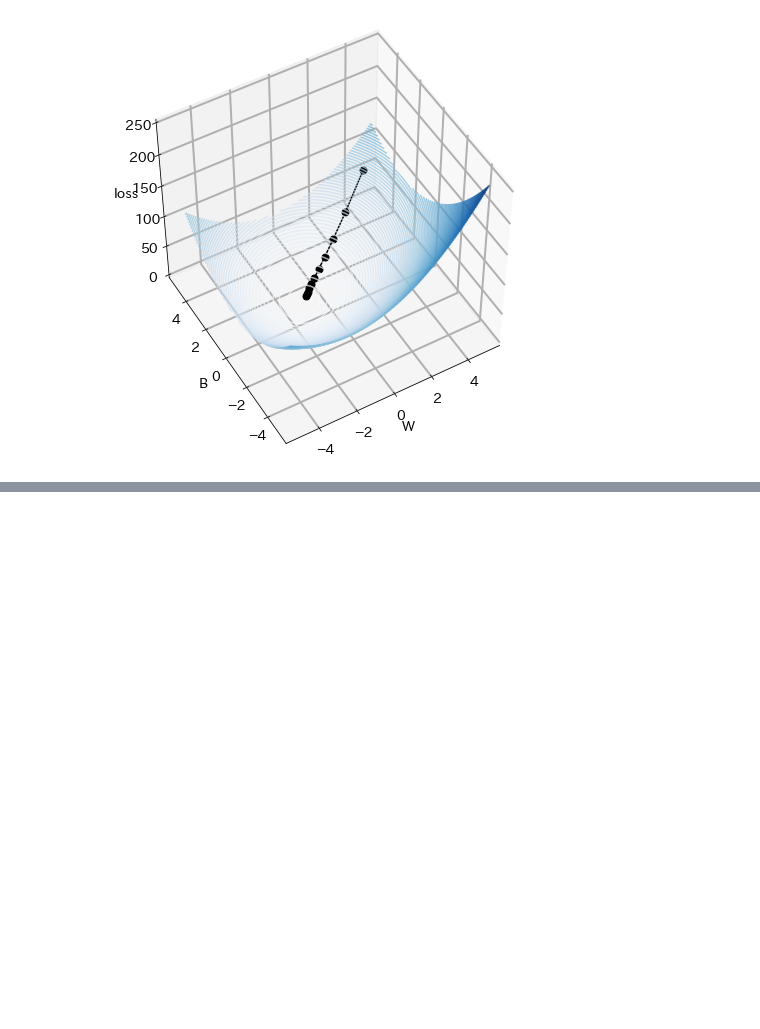
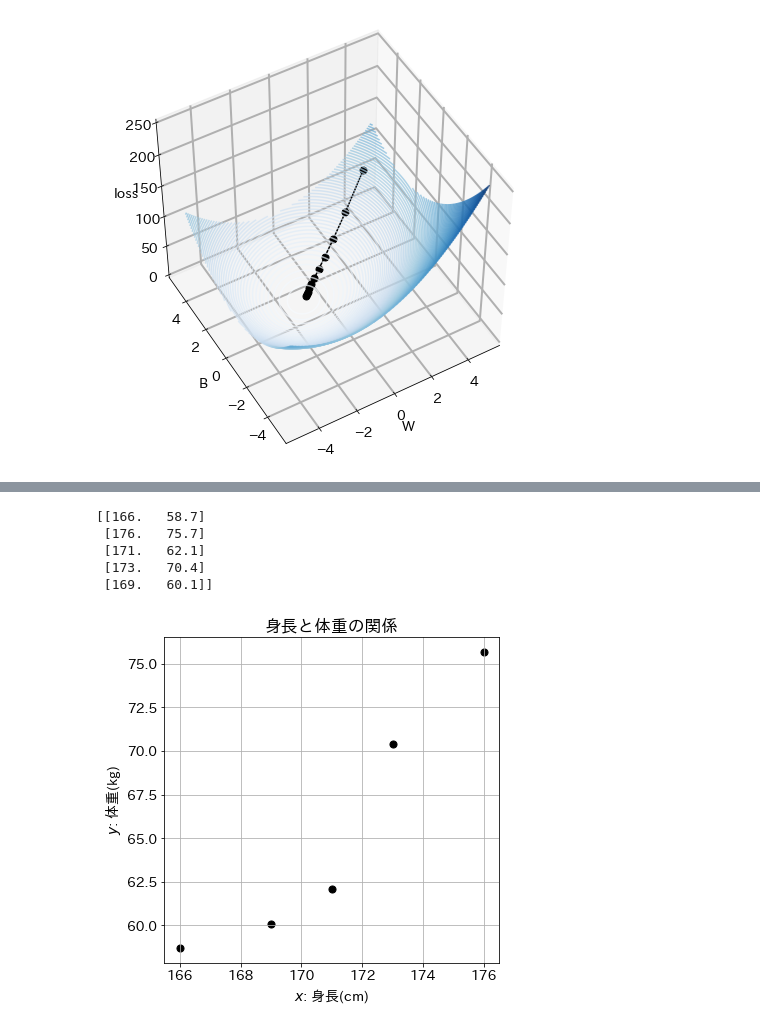
Before and after one commit to newstage75/ML_study, a Jupyter notebook: 最短Pytorch/3章初めての機械学習.ipynb, the cells around one changed output, grey strips where cells are left out. Cells and saved outputs as stored; diff of their text form; code cells hidden in the pictures; blank space fills up the shorter version.

```diff
--- a/最短Pytorch/3章初めての機械学習.ipynb
+++ b/最短Pytorch/3章初めての機械学習.ipynb
@@ -91,0 +96,32 @@ plt.show()
+# %%
+#サンプルデータの宣言
+sampleData1 = np.array([
+    [166.0, 58.7],
+    [176.0, 75.7],
+    [171.0, 62.1],
+    [173.0, 70.4],
+    [169.0, 60.1]
+])
+print(sampleData1)
+# %% [output]
+[[166.   58.7]
+ [176.   75.7]
+ [171.   62.1]
+ [173.   70.4]
+ [169.   60.1]]
+# %%
+#機械学習モデルで扱うため、身長だけを抜き出した変数x
+#体重だけを抜き出した変数yをセット
+
+x = sampleData1[:,0]
+y = sampleData1[:,1]
+# %%
+#散布図表示で状況の確認
+
+plt.scatter(x, y, c='k', s=50)
+plt.xlabel('$x$: 身長(cm)')
+plt.ylabel('$y$: 体重(kg)')
+plt.title('身長と体重の関係')
+plt.show()
+# %% [output]
+[figure, added]
```
Also changed, not shown: parts of 3 cells of this notebook.
